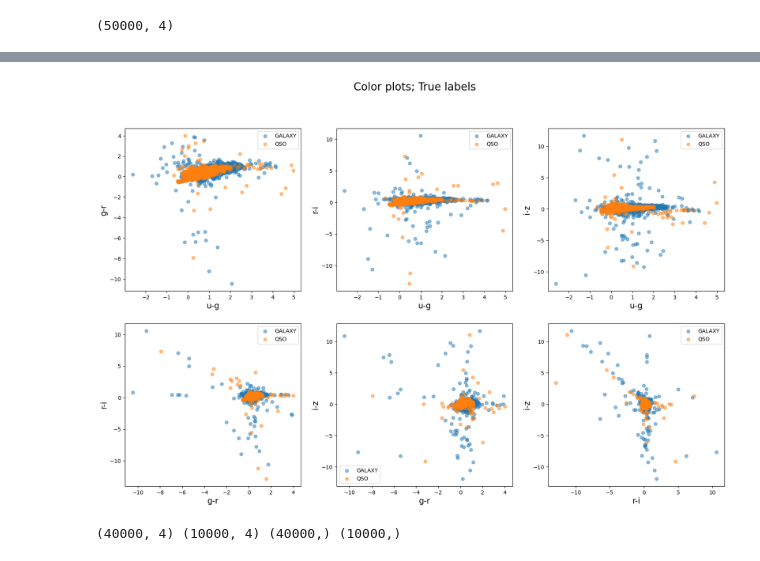
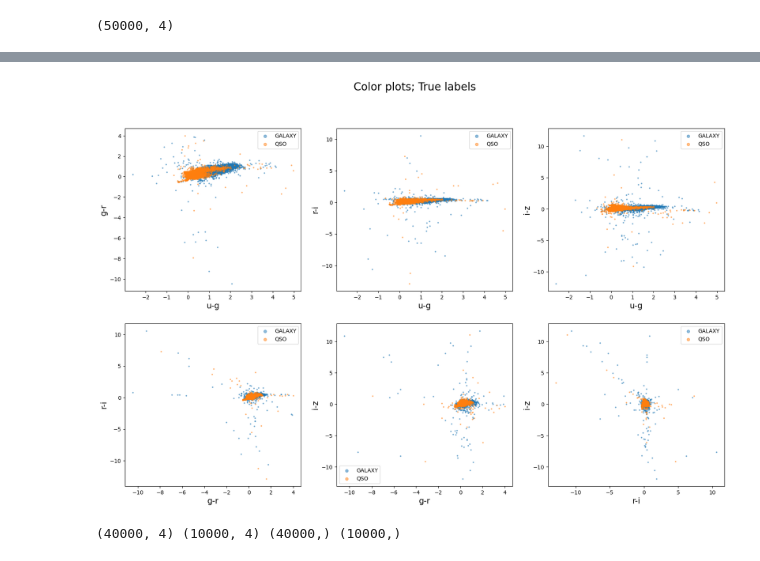
Before and after one commit to F3Solid/astrostatistics_bicocca_2024_exercises, a Jupyter notebook: L19/galaxies_vs_quasars.ipynb, the cells around one changed output, grey strips where cells are left out. Cells and saved outputs as stored; diff of their text form; code cells hidden in the pictures.

Commit message:
New plots

```diff
--- a/L19/galaxies_vs_quasars.ipynb
+++ b/L19/galaxies_vs_quasars.ipynb
@@ -99,0 +115,13 @@ colors.shape
+# %%
+# Plot the u-g color distribution
+fig, ax = plt.subplots(figsize = (16, 9))
+
+ax.set_title("u-g distribution")
+
+for cl in class_names:
+    ax.hist(colors[:, colors_indexes['u-g']][classes == cl],
+            bins='auto', density=True, histtype='step', label=cl)
+
+ax.legend()
+
+plt.show()
@@ -100,33 +130,33 @@ colors.shape
 # %%
 # Plot every components combination
 fig = plt.figure(figsize=(20, 12))
 
 fig.suptitle("Color plots; True labels", size=20)
 
 # Compute the number of plots needed to represent every possible combination
 # of 2 of the colors: n(n-1)/2. n = 4 ---> 6 plots
 n_plots = int(len(colors_labels) * (len(colors_labels) - 1) / 2)
 
 index = 1
 for i in range(len(colors_labels)):
     for j in range(i + 1, len(colors_labels)):
         ax = fig.add_subplot(math.ceil(n_plots / 3), 3, index)
         ax.set_xlabel(colors_labels[i], size=15)
         ax.set_ylabel(colors_labels[j], size=15)
 
         # Plot the classes separately
         for cl in class_names:
              ax.scatter(colors[:, i][classes == cl],
                         colors[:, j][classes == cl],
-                        alpha=0.5, label=cl)
+                        alpha=0.5, label=cl, s=3)
 
-        ax.legend()
+        ax.legend(markerscale=3)
 
         index += 1
 
 plt.show()
 # %% [output]
-[figure, old version]
+[figure, new version]
 # %%
 # Split the data into a training set and a test set
 training_set, test_set, training_target, test_target = \
```
Also changed, not shown: parts of 7 cells of this notebook.
